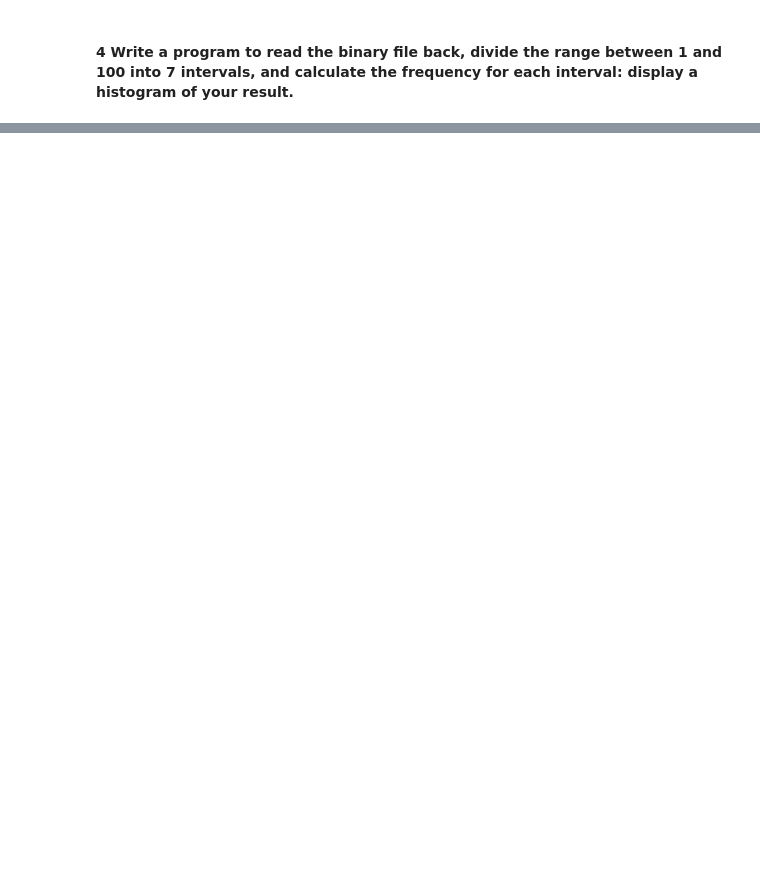
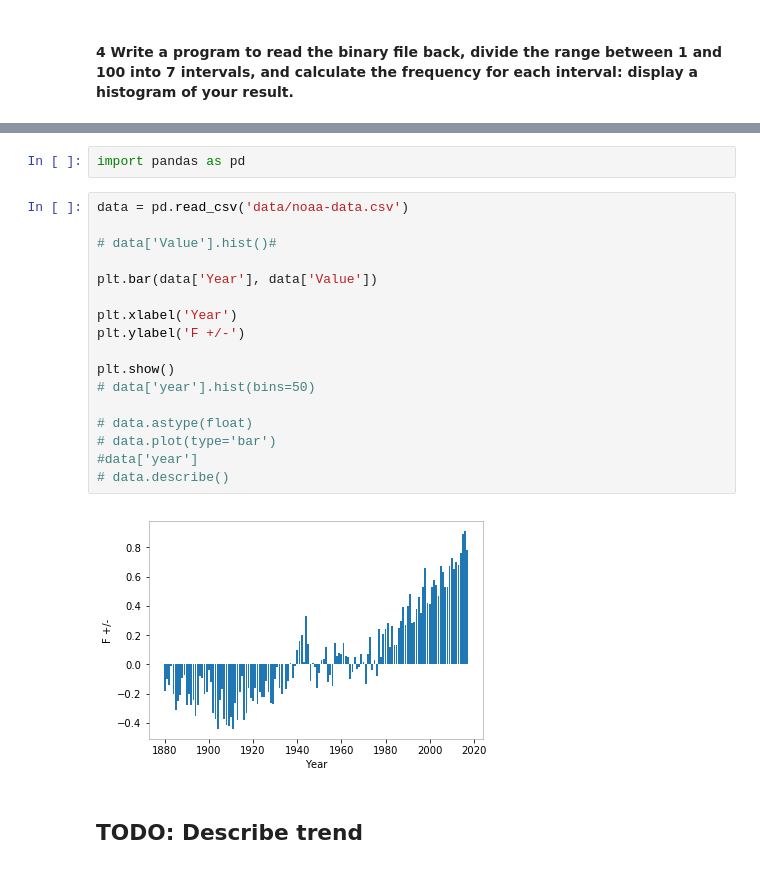
Before and after one commit to jesuszarate/VisForScientificData, a Jupyter notebook: Assignment1/Assignment1.ipynb, the cells around one changed output, grey strips where cells are left out. Cells and saved outputs as stored; diff of their text form; blank space fills up the shorter version.

```diff
--- a/Assignment1/Assignment1.ipynb
+++ b/Assignment1/Assignment1.ipynb
@@ -53,0 +68,23 @@ plt.show()
+# %%
+import pandas as pd
+# %%
+data = pd.read_csv('data/noaa-data.csv')
+
+# data['Value'].hist()#
+
+plt.bar(data['Year'], data['Value'])
+
+plt.xlabel('Year')
+plt.ylabel('F +/-')
+
+plt.show()
+# data['year'].hist(bins=50)
+
+# data.astype(float)
+# data.plot(type='bar')
+#data['year']
+# data.describe()
+# %% [output]
+[figure, added]
+# %% [markdown]
+## TODO: Describe trend
```
Also changed, not shown: parts of 14 cells of this notebook.
